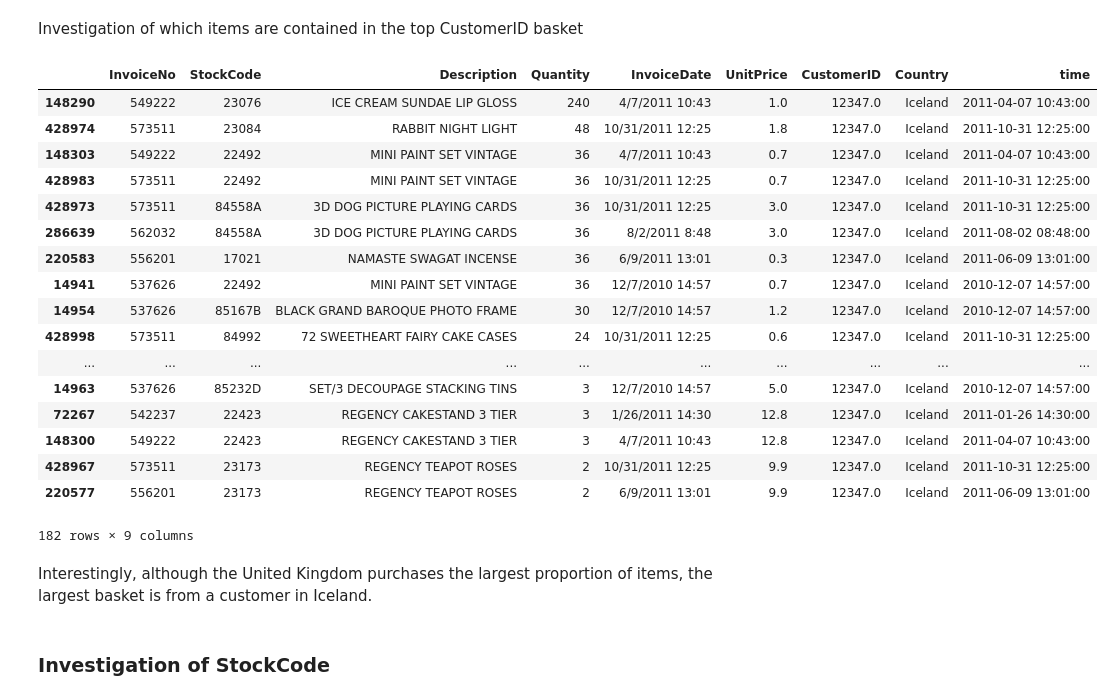
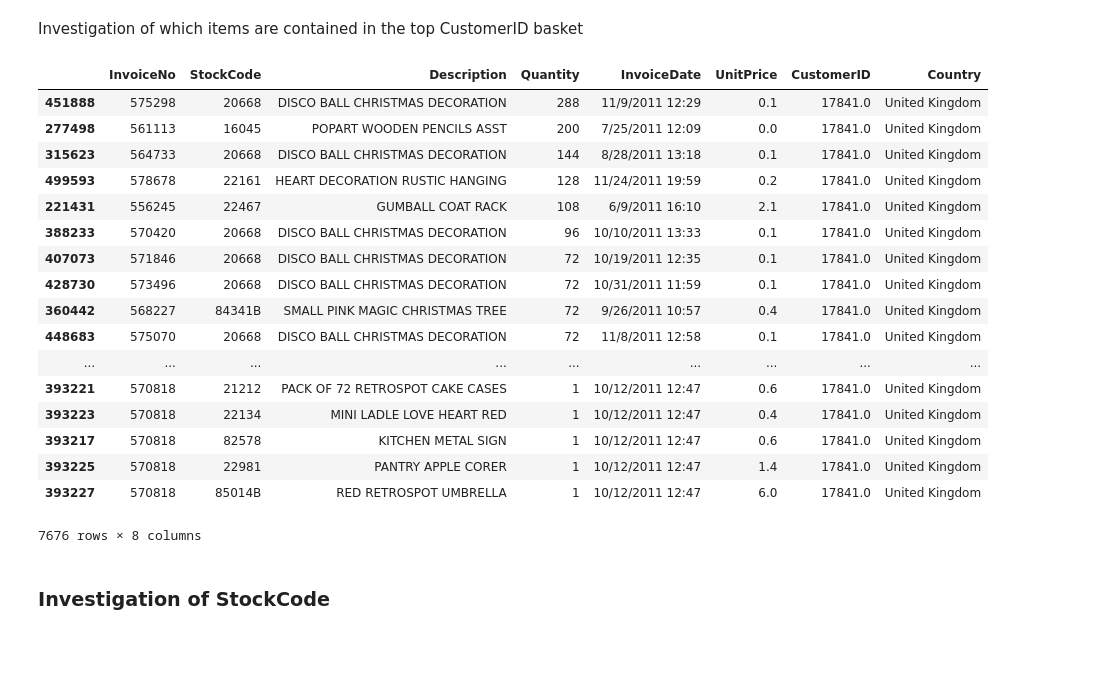
Before and after one commit to scheckley/online-retail, a Jupyter notebook: analysis.ipynb, the cells around one changed output. Drawn from its saved outputs; the diff is of its cells as text; code cells hidden in the pictures; blank space fills up the shorter version.

```diff
--- a/analysis.ipynb
+++ b/analysis.ipynb
@@ -250,7 +230,7 @@ data = data[~data['InvoiceNo'].str.contains("C")]
 # group by customer ID to create a rank buyers by how many products they buy in total.
 temp = data.groupby(by=['CustomerID'], as_index=False)['InvoiceDate'].count()
 products_per_basket = temp.rename(columns = {'InvoiceDate':'Number of products'})
-top10_baskets = products_per_basket[:10].sort_values('Number of products', ascending=False)
-top10_baskets
+top_baskets = products_per_basket.sort_values('Number of products', ascending=False)
+top_baskets.head(10)
 # %% [output]
 |  | CustomerID | Number of products |
@@ -267,29 +264,27 @@ top10_baskets
 # %% [markdown]
 Investigation of which items are contained in the top CustomerID basket
 # %%
-top_basket = data[data['CustomerID'] == top10_baskets['CustomerID'].iloc[0]]
+top_basket = data[data['CustomerID'] == top_baskets['CustomerID'].iloc[0]]
 top_basket
 # %% [output]
-|  | InvoiceNo | StockCode | Description | Quantity | InvoiceDate | UnitPrice | CustomerID | Country | time |
-| 148290 | 549222 | 23076 | ICE CREAM SUNDAE LIP GLOSS | 240 | 4/7/2011 10:43 | 1.0 | 12347.0 | Iceland | 2011-04-07 10:43:00 |
-| 428974 | 573511 | 23084 | RABBIT NIGHT LIGHT | 48 | 10/31/2011 12:25 | 1.8 | 12347.0 | Iceland | 2011-10-31 12:25:00 |
-| 148303 | 549222 | 22492 | MINI PAINT SET VINTAGE | 36 | 4/7/2011 10:43 | 0.7 | 12347.0 | Iceland | 2011-04-07 10:43:00 |
-| 428983 | 573511 | 22492 | MINI PAINT SET VINTAGE | 36 | 10/31/2011 12:25 | 0.7 | 12347.0 | Iceland | 2011-10-31 12:25:00 |
-| 428973 | 573511 | 84558A | 3D DOG PICTURE PLAYING CARDS | 36 | 10/31/2011 12:25 | 3.0 | 12347.0 | Iceland | 2011-10-31 12:25:00 |
-| 286639 | 562032 | 84558A | 3D DOG PICTURE PLAYING CARDS | 36 | 8/2/2011 8:48 | 3.0 | 12347.0 | Iceland | 2011-08-02 08:48:00 |
-| 220583 | 556201 | 17021 | NAMASTE SWAGAT INCENSE | 36 | 6/9/2011 13:01 | 0.3 | 12347.0 | Iceland | 2011-06-09 13:01:00 |
-| 14941 | 537626 | 22492 | MINI PAINT SET VINTAGE | 36 | 12/7/2010 14:57 | 0.7 | 12347.0 | Iceland | 2010-12-07 14:57:00 |
-| 14954 | 537626 | 85167B | BLACK GRAND BAROQUE PHOTO FRAME | 30 | 12/7/2010 14:57 | 1.2 | 12347.0 | Iceland | 2010-12-07 14:57:00 |
-| 428998 | 573511 | 84992 | 72 SWEETHEART FAIRY CAKE CASES | 24 | 10/31/2011 12:25 | 0.6 | 12347.0 | Iceland | 2011-10-31 12:25:00 |
-| ... | ... | ... | ... | ... | ... | ... | ... | ... | ... |
-| 14963 | 537626 | 85232D | SET/3 DECOUPAGE STACKING TINS | 3 | 12/7/2010 14:57 | 5.0 | 12347.0 | Iceland | 2010-12-07 14:57:00 |
-| 72267 | 542237 | 22423 | REGENCY CAKESTAND 3 TIER | 3 | 1/26/2011 14:30 | 12.8 | 12347.0 | Iceland | 2011-01-26 14:30:00 |
-| 148300 | 549222 | 22423 | REGENCY CAKESTAND 3 TIER | 3 | 4/7/2011 10:43 | 12.8 | 12347.0 | Iceland | 2011-04-07 10:43:00 |
-| 428967 | 573511 | 23173 | REGENCY TEAPOT ROSES | 2 | 10/31/2011 12:25 | 9.9 | 12347.0 | Iceland | 2011-10-31 12:25:00 |
-| 220577 | 556201 | 23173 | REGENCY TEAPOT ROSES | 2 | 6/9/2011 13:01 | 9.9 | 12347.0 | Iceland | 2011-06-09 13:01:00 |
+|  | InvoiceNo | StockCode | Description | Quantity | InvoiceDate | UnitPrice | CustomerID | Country |
+| 451888 | 575298 | 20668 | DISCO BALL CHRISTMAS DECORATION | 288 | 11/9/2011 12:29 | 0.1 | 17841.0 | United Kingdom |
+| 277498 | 561113 | 16045 | POPART WOODEN PENCILS ASST | 200 | 7/25/2011 12:09 | 0.0 | 17841.0 | United Kingdom |
+| 315623 | 564733 | 20668 | DISCO BALL CHRISTMAS DECORATION | 144 | 8/28/2011 13:18 | 0.1 | 17841.0 | United Kingdom |
+| 499593 | 578678 | 22161 | HEART DECORATION RUSTIC HANGING | 128 | 11/24/2011 19:59 | 0.2 | 17841.0 | United Kingdom |
+| 221431 | 556245 | 22467 | GUMBALL COAT RACK | 108 | 6/9/2011 16:10 | 2.1 | 17841.0 | United Kingdom |
+| 388233 | 570420 | 20668 | DISCO BALL CHRISTMAS DECORATION | 96 | 10/10/2011 13:33 | 0.1 | 17841.0 | United Kingdom |
+| 407073 | 571846 | 20668 | DISCO BALL CHRISTMAS DECORATION | 72 | 10/19/2011 12:35 | 0.1 | 17841.0 | United Kingdom |
+| 428730 | 573496 | 20668 | DISCO BALL CHRISTMAS DECORATION | 72 | 10/31/2011 11:59 | 0.1 | 17841.0 | United Kingdom |
+| 360442 | 568227 | 84341B | SMALL PINK MAGIC CHRISTMAS TREE | 72 | 9/26/2011 10:57 | 0.4 | 17841.0 | United Kingdom |
+| 448683 | 575070 | 20668 | DISCO BALL CHRISTMAS DECORATION | 72 | 11/8/2011 12:58 | 0.1 | 17841.0 | United Kingdom |
+| ... | ... | ... | ... | ... | ... | ... | ... | ... |
+| 393221 | 570818 | 21212 | PACK OF 72 RETROSPOT CAKE CASES | 1 | 10/12/2011 12:47 | 0.6 | 17841.0 | United Kingdom |
+| 393223 | 570818 | 22134 | MINI LADLE LOVE HEART RED | 1 | 10/12/2011 12:47 | 0.4 | 17841.0 | United Kingdom |
+| 393217 | 570818 | 82578 | KITCHEN METAL SIGN | 1 | 10/12/2011 12:47 | 0.6 | 17841.0 | United Kingdom |
+| 393225 | 570818 | 22981 | PANTRY APPLE CORER | 1 | 10/12/2011 12:47 | 1.4 | 17841.0 | United Kingdom |
+| 393227 | 570818 | 85014B | RED RETROSPOT UMBRELLA | 1 | 10/12/2011 12:47 | 6.0 | 17841.0 | United Kingdom |
-182 rows × 9 columns
+7676 rows × 8 columns
-# %% [markdown]
-Interestingly, although the United Kingdom purchases the largest proportion of items, the largest basket is from a customer in Iceland.
 # %% [markdown]
 ### Investigation of StockCode
 # %% [markdown]
```
Also changed, not shown: parts of 36 cells of this notebook.
